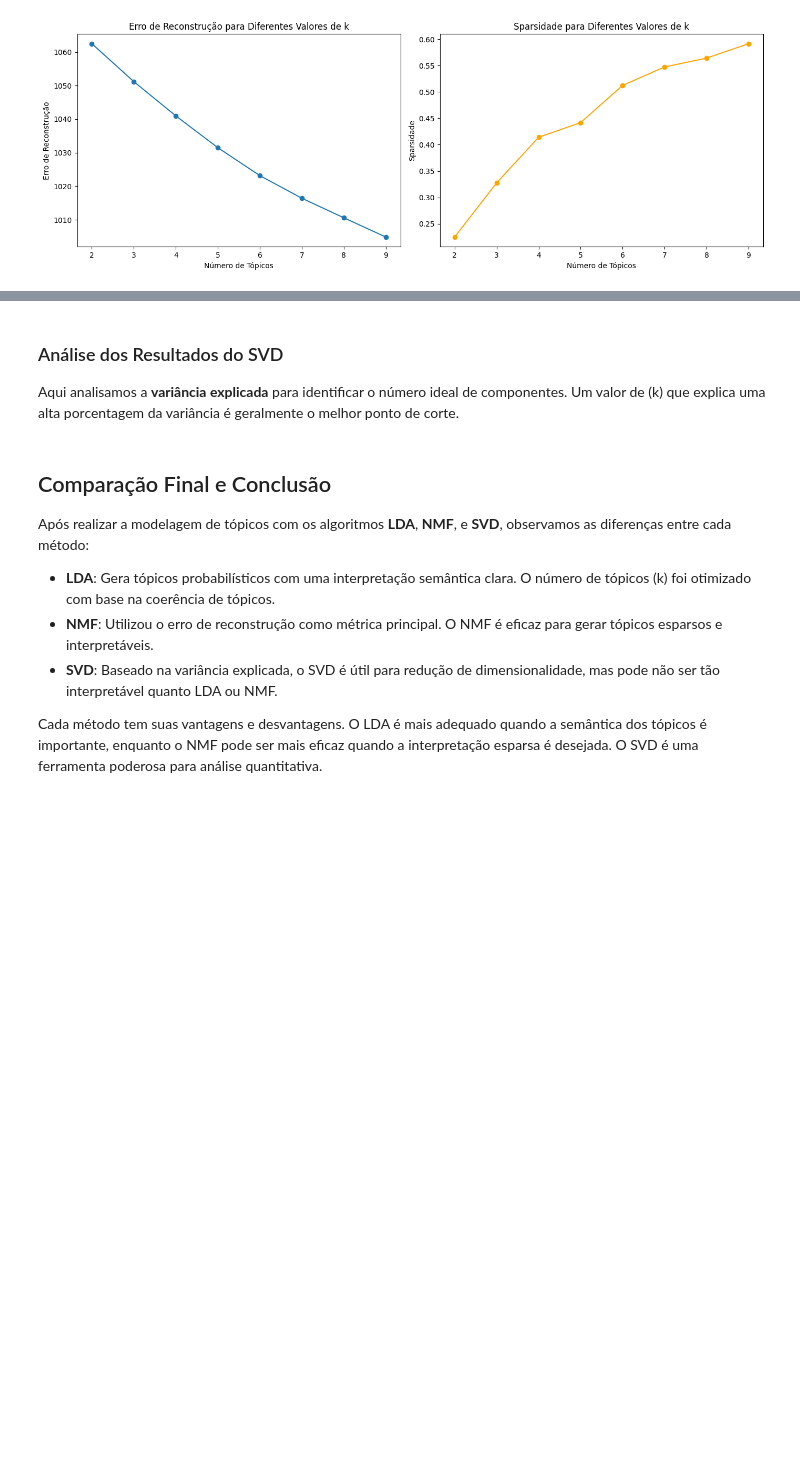
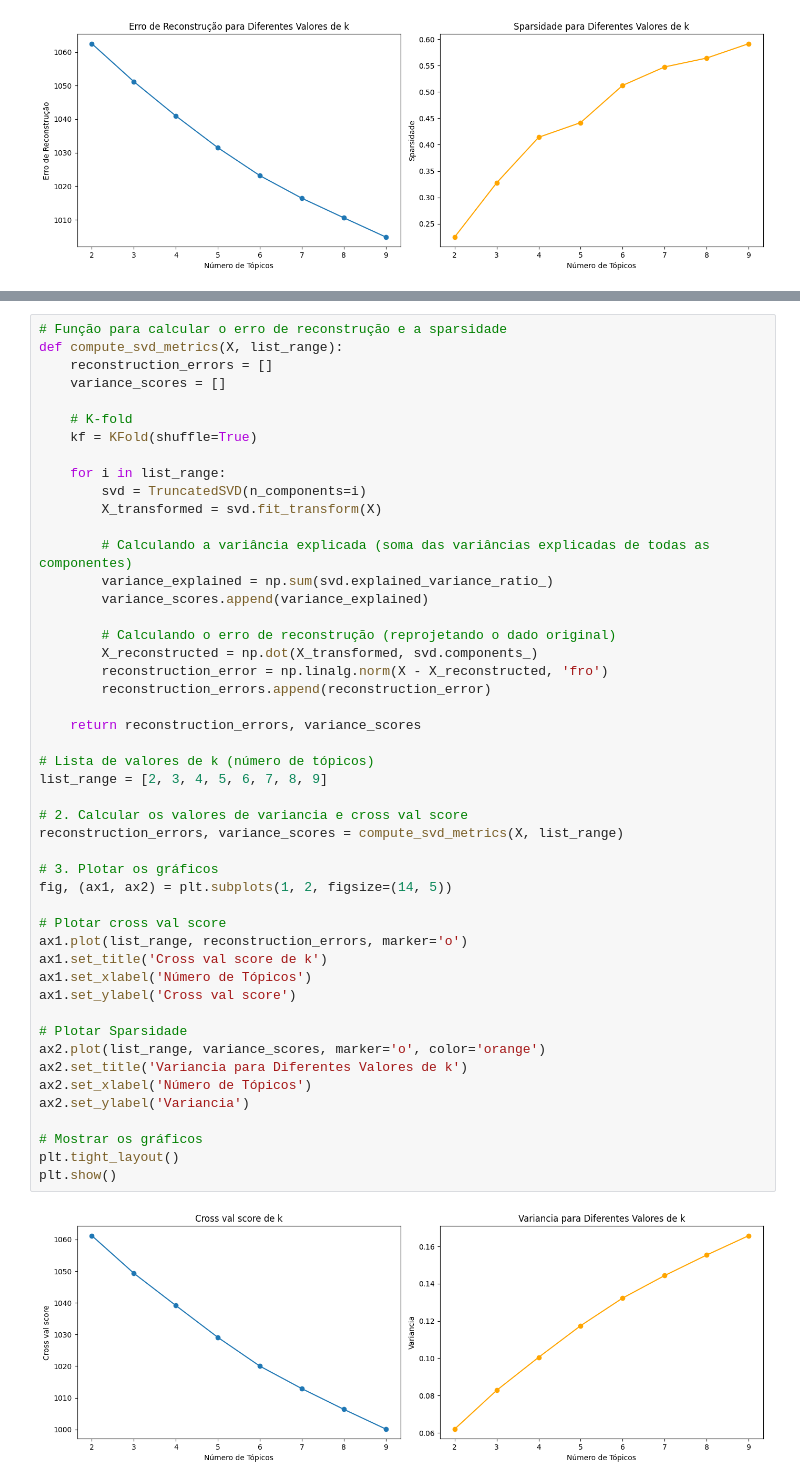
Before and after one commit to ecaf1/NPL_STUDLOG, a Jupyter notebook: Exercise_list/List_2/Topic_Modeling.ipynb, the cells around one changed output, grey strips where cells are left out. Cells and saved outputs as stored; diff of their text form; blank space fills up the shorter version.

```diff
--- a/Exercise_list/List_2/Topic_Modeling.ipynb
+++ b/Exercise_list/List_2/Topic_Modeling.ipynb
@@ -249,12 +300,50 @@ O **Singular Value Decomposition (SVD)** é uma técnica de fatoração matricia
-# %% [markdown]
-### Análise dos Resultados do SVD
-Aqui analisamos a **variância explicada** para identificar o número ideal de componentes. Um valor de \(k\) que explica uma alta porcentagem da variância é geralmente o melhor ponto de corte.
-# %% [markdown]
-## Comparação Final e Conclusão
-Após realizar a modelagem de tópicos com os algoritmos **LDA**, **NMF**, e **SVD**, observamos as diferenças entre cada método:
-
-- **LDA**: Gera tópicos probabilísticos com uma interpretação semântica clara. O número de tópicos \(k\) foi otimizado com base na coerência de tópicos.
-- **NMF**: Utilizou o erro de reconstrução como métrica principal. O NMF é eficaz para gerar tópicos esparsos e interpretáveis.
-- **SVD**: Baseado na variância explicada, o SVD é útil para redução de dimensionalidade, mas pode não ser tão interpretável quanto LDA ou NMF.
-
-Cada método tem suas vantagens e desvantagens. O LDA é mais adequado quando a semântica dos tópicos é importante, enquanto o NMF pode ser mais eficaz quando a interpretação esparsa é desejada. O SVD é uma ferramenta poderosa para análise quantitativa.
+# %%
+# Função para calcular o erro de reconstrução e a sparsidade
+def compute_svd_metrics(X, list_range):
+    reconstruction_errors = []
+    variance_scores = []
+
+    # K-fold
+    kf = KFold(shuffle=True)
+
+    for i in list_range:
+        svd = TruncatedSVD(n_components=i)
+        X_transformed = svd.fit_transform(X)
+
+        # Calculando a variância explicada (soma das variâncias explicadas de todas as componentes)
+        variance_explained = np.sum(svd.explained_variance_ratio_)
+        variance_scores.append(variance_explained)
+
+        # Calculando o erro de reconstrução (reprojetando o dado original)
+        X_reconstructed = np.dot(X_transformed, svd.components_)
+        reconstruction_error = np.linalg.norm(X - X_reconstructed, 'fro')
+        reconstruction_errors.append(reconstruction_error)
+
+    return reconstruction_errors, variance_scores
+
+# Lista de valores de k (número de tópicos)
+list_range = [2, 3, 4, 5, 6, 7, 8, 9]
+
+# 2. Calcular os valores de variancia e cross val score
+reconstruction_errors, variance_scores = compute_svd_metrics(X, list_range)
+
+# 3. Plotar os gráficos
+fig, (ax1, ax2) = plt.subplots(1, 2, figsize=(14, 5))
+
+# Plotar cross val score
+ax1.plot(list_range, reconstruction_errors, marker='o')
+ax1.set_title('Cross val score de k')
+ax1.set_xlabel('Número de Tópicos')
+ax1.set_ylabel('Cross val score')
+
+# Plotar Sparsidade
+ax2.plot(list_range, variance_scores, marker='o', color='orange')
+ax2.set_title('Variancia para Diferentes Valores de k')
+ax2.set_xlabel('Número de Tópicos')
+ax2.set_ylabel('Variancia')
+
+# Mostrar os gráficos
+plt.tight_layout()
+plt.show()
+# %% [output]
+[figure, added]
```
Also changed, not shown: parts of 15 cells of this notebook.
